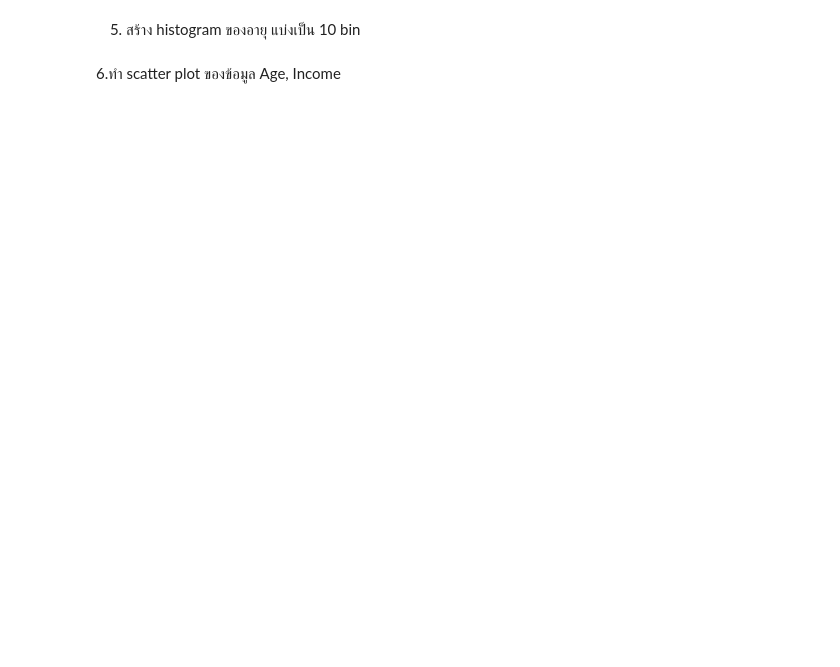
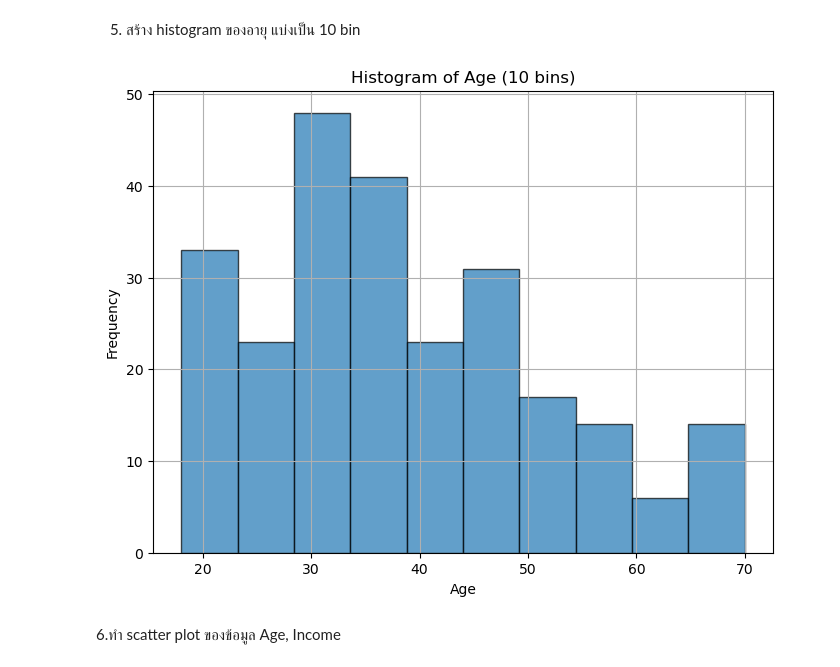
Before and after one commit to Pingasorn/Data_science, a Jupyter notebook: Quiz-K-Means-2023.ipynb, the cells around one changed output. Drawn from its saved outputs; the diff is of its cells as text; code cells hidden in the pictures; blank space fills up the shorter version.

```diff
--- a/Quiz-K-Means-2023.ipynb
+++ b/Quiz-K-Means-2023.ipynb
@@ -66,4 +64,13 @@ df.describe ()
 # %% [markdown]
 5. สร้าง histogram ของอายุ แบ่งเป็น 10 bin
+# %%
+plt.figure(figsize=(8, 6))
+plt.hist(df['Age'], bins=10, edgecolor='k', alpha=0.7)
+plt.title('Histogram of Age (10 bins)')
+plt.xlabel('Age')
+plt.ylabel('Frequency')
+plt.grid(True)
+# %% [output]
+[figure, added]
 # %% [markdown]
 6.ทำ scatter plot ของข้อมูล Age, Income
```
Also changed, not shown: parts of 10 cells of this notebook.
